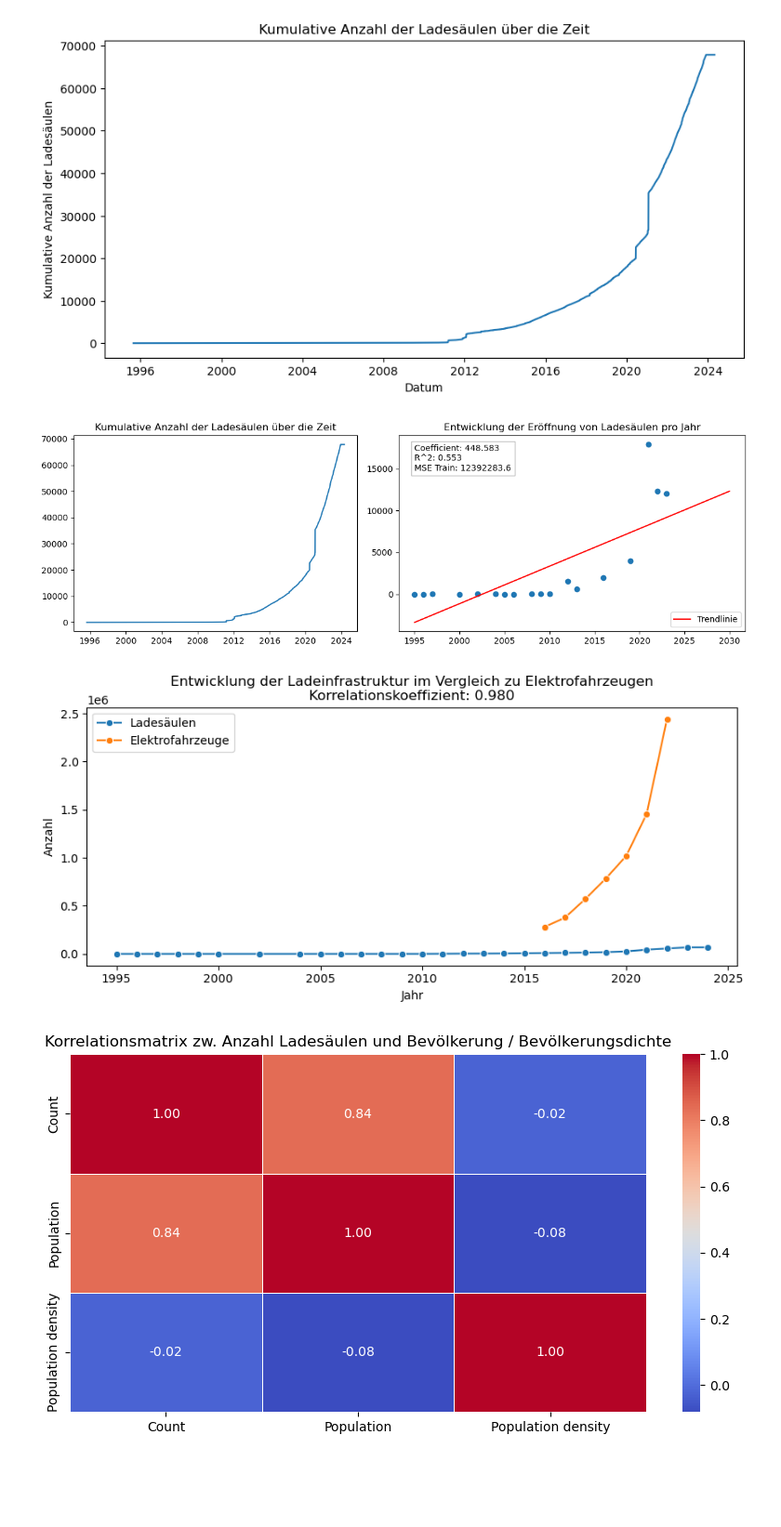
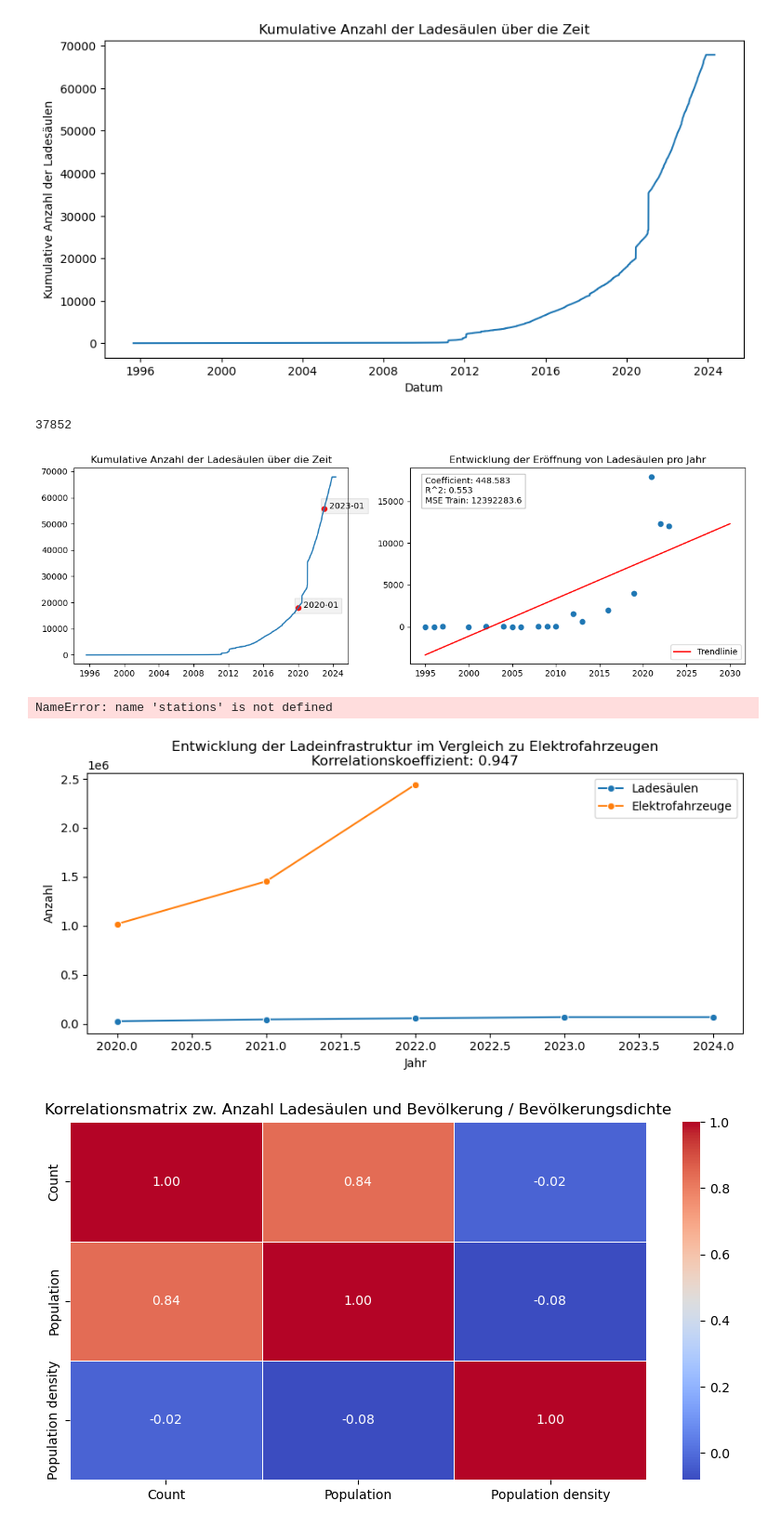
Before and after one commit to DataScience-DHBWKA/BOSCH-GUYS, a Jupyter notebook: stations.ipynb, the cells around one changed output. Shown: that part at 93% size. Drawn from its saved outputs; the diff is of its cells as text; code cells hidden in the pictures; blank space fills up the shorter version.

```diff
--- a/stations.ipynb
+++ b/stations.ipynb
@@ -151,10 +155,18 @@ y_input = y_input.reshape(-1, 1)
 # Trainingsfehler R^2 und MSE
 y_reg_train_pred = regressor.predict(np.array(x_reg_train).reshape(-1,1))
 
+s20 = stations_dev.loc[stations_dev['Open Date'] > pd.to_datetime('2020-01-01')]
+s23 = stations_dev.loc[stations_dev['Open Date'] > pd.to_datetime('2023-01-01')]
+
 fig, axs = plt.subplots(1, 2, figsize=(12, 4), gridspec_kw={'width_ratios': [4.5, 5.5]})
 
 axs[0].set_title('Kumulative Anzahl der Ladesäulen über die Zeit')
-axs[0].plot(stations_dev['Open Date'], stations_dev['Count'], linestyle='-')
+axs[0].plot(stations_dev['Open Date'], stations_dev['Count'], linestyle='-', label='Linie')
+axs[0].scatter([s20.values[0][0], s23.values[0][0]], [s20.values[0][1], s23.values[0][1]], color='red')
+axs[0].text(s20.values[0][0], s20.values[0][1], '  2020-01', bbox=dict(facecolor='grey', alpha=0.1))
+axs[0].text(s23.values[0][0], s23.values[0][1], '  2023-01', bbox=dict(facecolor='grey', alpha=0.1))
+
+print((s23.values[0][1] - s20.values[0][1]))
 
 axs[1].set_title('Entwicklung der Eröffnung von Ladesäulen pro Jahr')
 axs[1].scatter(x = x_reg_train, y = y_reg_train)
@@ -165,35 +177,75 @@ axs[1].legend(loc='lower right')
 plt.tight_layout()
 plt.show()
 # %% [output]
+37852
-[figure, old version]
+[figure, new version]
+# %%
+stations_trend = stations.groupby(stations['Open Date'].dt.year).size().reset_index(name='Count')
+# es gibt eine Station 2024 im Datensatz
+# erst ab 2000, davor irrelevant
+stations_trend = stations_trend[stations_trend['Open Date'] >= 2000]
+stations_trend = stations_trend[stations_trend['Open Date'] != 2024]
+
+x = stations_trend['Open Date']
+y = stations_trend['Count']
+
+# Quadratische Regression (Polynomgrad 2)
+coefficients = np.polyfit(x, y, 2)
+
+# Erzeugung einer quadratischen Funktion mit den berechneten Koeffizienten
+quadratic_function = np.poly1d(coefficients)
+
+# Vorhersage für Werte in x
+predicted_y = quadratic_function(x)
+
+r_2 = r2_score(y, predicted_y)
+mse = np.mean((y - predicted_y)**2)
+print(f'r_2: {r_2:.2f}')
+print(f'MSE: {mse:.2f}')
+print(f'RMSE: {np.sqrt(mse):.2f}')
+
+# Plot der Daten und der quadratischen Regression
+plt.scatter(x, y, label='Datenpunkte')
+plt.plot(x, predicted_y, label='Quadratische Regression', color='red')
+plt.legend()
+plt.xlabel('X-Achse')
+plt.ylabel('Y-Achse')
+plt.title('Quadratische Regression')
+plt.show()
+# %% [output]
+NameError: name 'stations' is not defined
 # %%
 # Korrelationen Infrastrukturentwicklung
 # Wie hat sich die Ladeinfrastruktur im Vergleich zu der Anzahl der zugelassenen Elektrofahrzeuge entwickelt?
 stations_data = stations.groupby(stations['Open Date'].dt.year).size().cumsum().reset_index(name='Count')
 stations_data = stations_data.rename(columns={'Open Date': 'Year'})
 
+stations_data = stations_data[stations_data['Year'] >= 2020]
+
 registrations_data = registrations.groupby(registrations['Year'])['Electric'].sum().reset_index(name='Count')
+
+registrations_data = registrations_data[registrations_data['Year'] >= 2020]
 
 merge = pd.merge(stations_data, registrations_data, on='Year')
 
 # Korrelationskoeffizient berechnen
 correlation_coefficient = merge['Count_x'].corr(merge['Count_y'])
 
 plt.figure(figsize=(10,4))
 
 # Ladesäulen
 sns.lineplot(x='Year', y='Count', data=stations_data, label='Ladesäulen', marker='o')
 
 # Elektrofahrzeuge
 sns.lineplot(x='Year', y='Count', data=registrations_data, label='Elektrofahrzeuge', marker='o')
 
 plt.title(f'Entwicklung der Ladeinfrastruktur im Vergleich zu Elektrofahrzeugen\nKorrelationskoeffizient: {correlation_coefficient:.3f}')
 plt.xlabel('Jahr')
 plt.ylabel('Anzahl')
 plt.legend()
 plt.show()
 # %% [output]
-[figure, old version]
+[figure, new version]
 # %%
 # Korrelation zw. der Anzahl Ladesäulen und anderen Faktoren, wie der Bevölkerung, Bevölkerungsdichte?
 stations_corr = stations.groupby(stations['State']).size().reset_index(name='Count')
```
Also changed, not shown: parts of 2 cells of this notebook, 12 other files.
